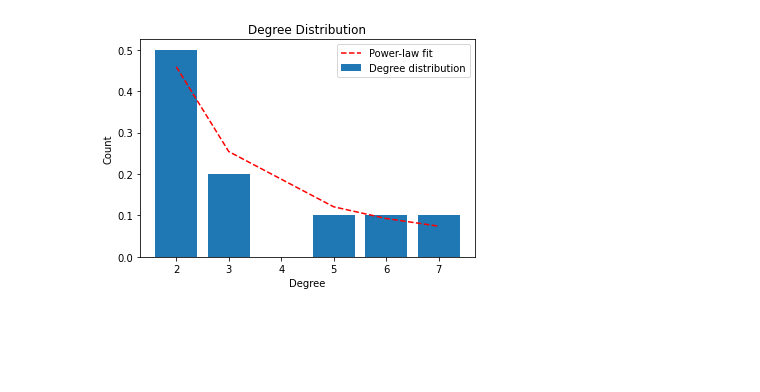
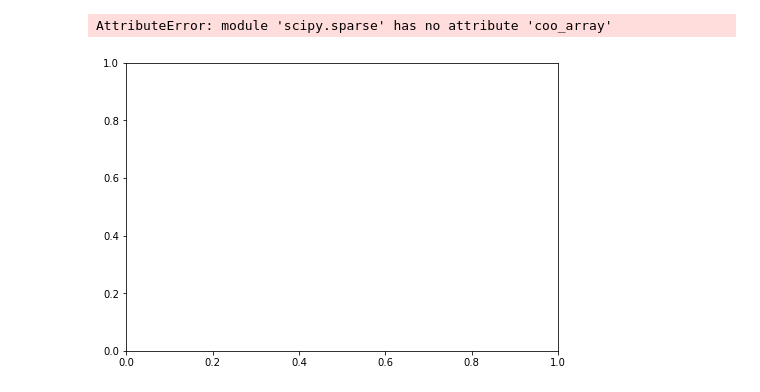
Before and after one commit to sjanus99/complexsystems, a Jupyter notebook: List3.ipynb, the cells around one changed output. Cells and saved outputs as stored; diff of their text form; code cells hidden in the pictures; blank space fills up the shorter version.

```diff
--- a/List3.ipynb
+++ b/List3.ipynb
@@ -154,6 +154,7 @@ class Graph():
         Best use in random graph and Watts-Strogatz graph.
         '''
 
+        # I used methods proposed on the lecture
         d = [d for n, d in self.G.degree()]
 
         fittedModel = poisson(np.mean(d))
@@ -175,6 +176,7 @@ class Graph():
         Best use in Barabasi-Albert graph.
         '''
 
+        # I used methods proposed on the lecture
         d = np.array([d for n, d in self.G.degree()])
         degrees = np.nonzero(np.bincount(d))[0]
         degree_probs = np.bincount(d)[degrees] / float(np.bincount(d).sum())
@@ -197,7 +199,7 @@ class Graph():
         plt.title('Degree Distribution')
         plt.legend()
         p = powerLaw(degrees, alpha, xmin)
-        p /= p.sum()
+        p = p / p.sum()
         plt.plot(degrees, p, 'r--', label='Power-law fit')
         plt.legend()
         plt.show()
@@ -229,4 +205,0 @@ G.frequencyPlot()
-# %%
-G.fitPowerLawDistribution()
-# %% [output]
-[figure, removed]
@@ -232,0 +211,6 @@ G.fitPowerLawDistribution()
+# %%
+# generate random graph with 2000 nodes and probability 0.1
+G.generateGraph(2000, 0.1, 'randomGraph', showGraph = False)
+# %% [output]
+AttributeError: module 'scipy.sparse' has no attribute 'coo_array'
+[figure, added]
```
Also changed, not shown: parts of 24 cells of this notebook.
